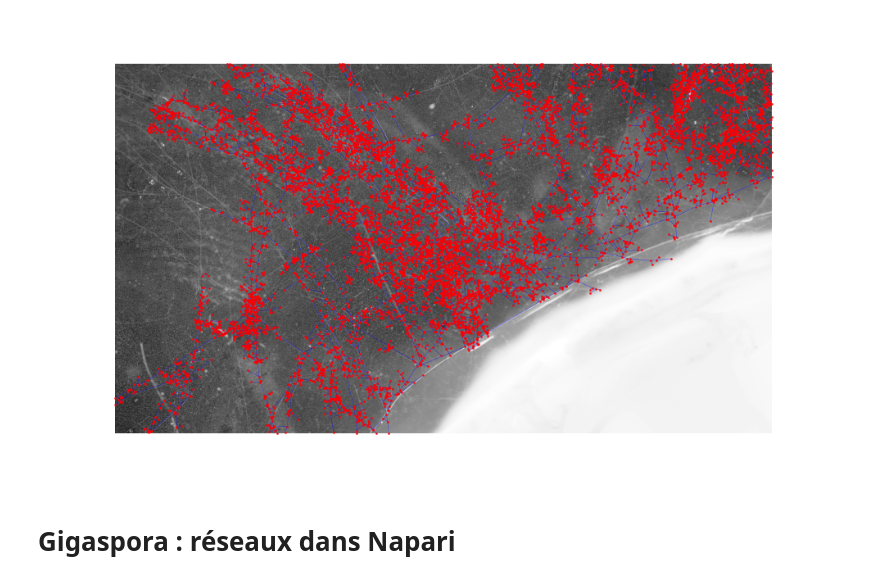
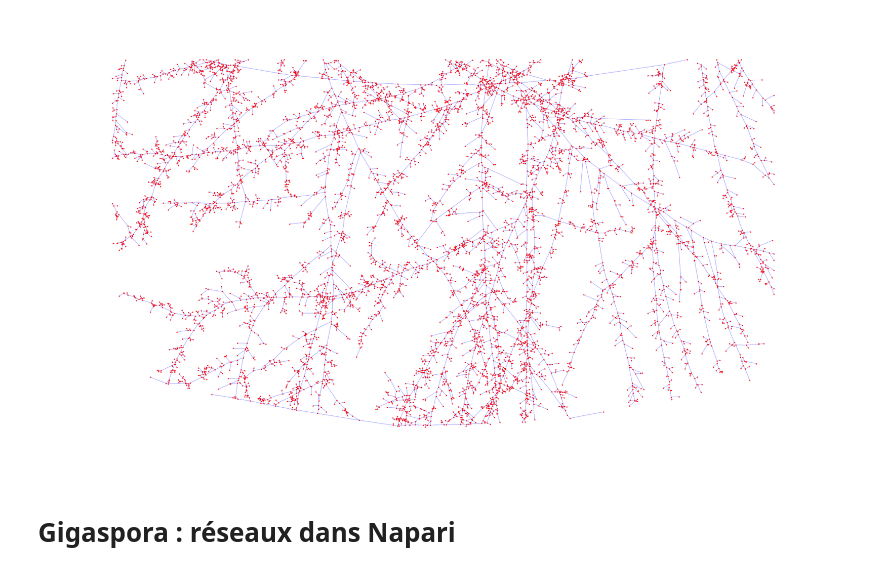
Before and after one commit to ReneeLocr/Masters_thesis, a Jupyter notebook: notebooks/visualisation.ipynb, the cells around one changed output. Drawn from its saved outputs; the diff is of its cells as text; code cells hidden in the pictures.

Commit message:
multiple changes
added readme.md
more figures
supplementary data : efficiency on tips for bigger graphs

```diff
--- a/notebooks/visualisation.ipynb
+++ b/notebooks/visualisation.ipynb
@@ -12,7 +12,7 @@ image = io.imread("../data/rhizophagus/06/4/R06_07_07_P06.jpg")
 # %%
 img = image[:, :, 1]
 # %%
-G = pickle.load(open('../data/rhizophagus/06/4/R06_07_07_P06.pklclean', 'rb'))
+G = pickle.load(open('../data/rhizophagus/25/4/R25_14_07_P20.pklclean', 'rb'))
 # %%
 pts = {n : G.nodes[n]["pts"] for n in G.nodes }
 pts = {n : (y, -x) for n, (x, y) in pts.items()}
@@ -35,33 +35,33 @@ viewer.add_shapes(edges_G, shape_type="line", edge_color="white", edge_width=1,
 
 napari.run()
 # %%
-image = io.imread("../data/rhizophagus/02/4/R02_30_06_P08.jpg")
+image = io.imread("../data/rhizophagus/12/4/R12_23_06_P11.jpg")
 
 img = image[:, :, 1]
 
-G = pickle.load(open('../data/rhizophagus/02/4/R02_30_06_P08.pklclean', 'rb'))
+G = pickle.load(open('../data/rhizophagus/12/4/R12_23_06_P11.pklclean', 'rb'))
 # %%
 pts = {n: (G.nodes[n]['o'][1], G.nodes[n]['o'][0]) for n in G.nodes}  # (col, row) → (x, y)
 
-fig, ax = plt.subplots(figsize=(10, 10))
-ax.imshow(img, cmap='gray')
+fig, ax = plt.subplots(figsize=(17.78, 10))
+# ax.imshow(img, cmap='gray')
 
 nx.draw_networkx_edges(G, pts, ax=ax,
                        edge_color='blue',
                        alpha=0.5,
                        width=0.5)
 
 nx.draw_networkx_nodes(G, pts, ax=ax,
                        node_color='red',
                        alpha=0.8,
                        node_size=1)
 
 plt.axis('off')
 plt.tight_layout()
-plt.savefig("graphe_R02_30_06_P08", dpi=300)
+plt.savefig("graphe_R12_23_06_P11", dpi=300)
 plt.show()
 # %% [output]
-[figure, old version]
+[figure, new version]
 # %% [markdown]
 # Gigaspora : réseaux dans Napari
 # %%
```
Also changed, not shown: parts of 1 cell of this notebook, 9 other files.
